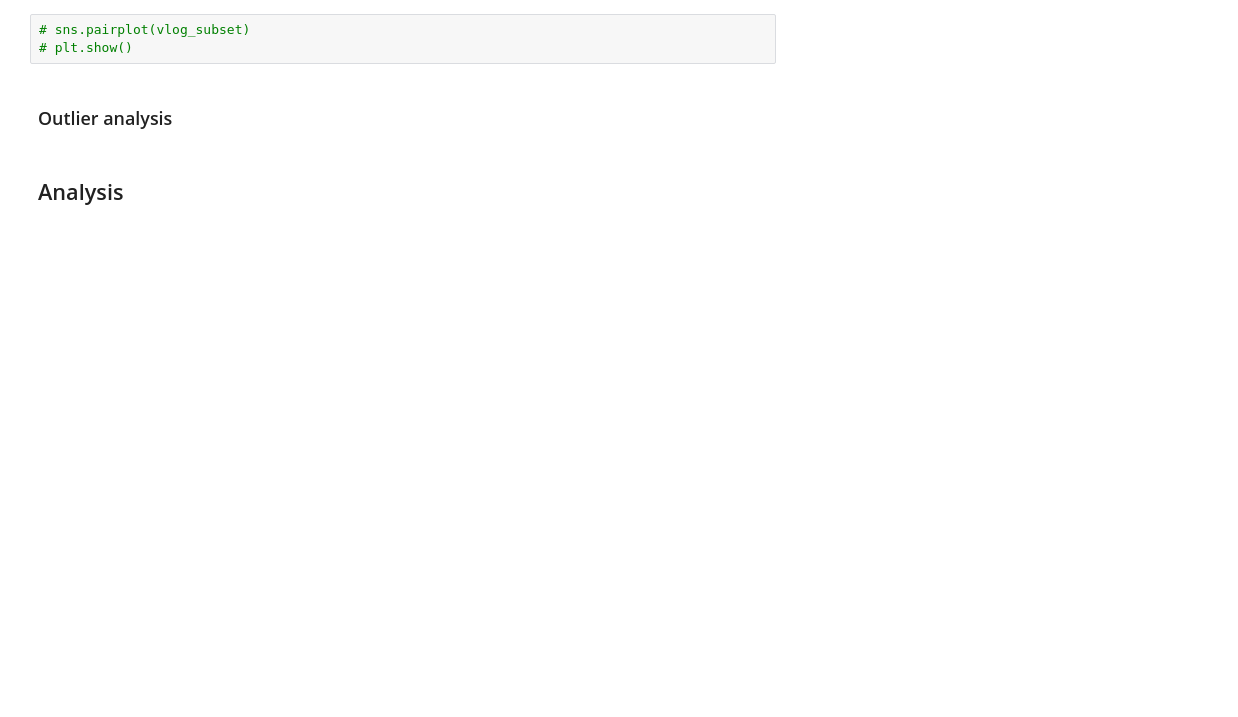
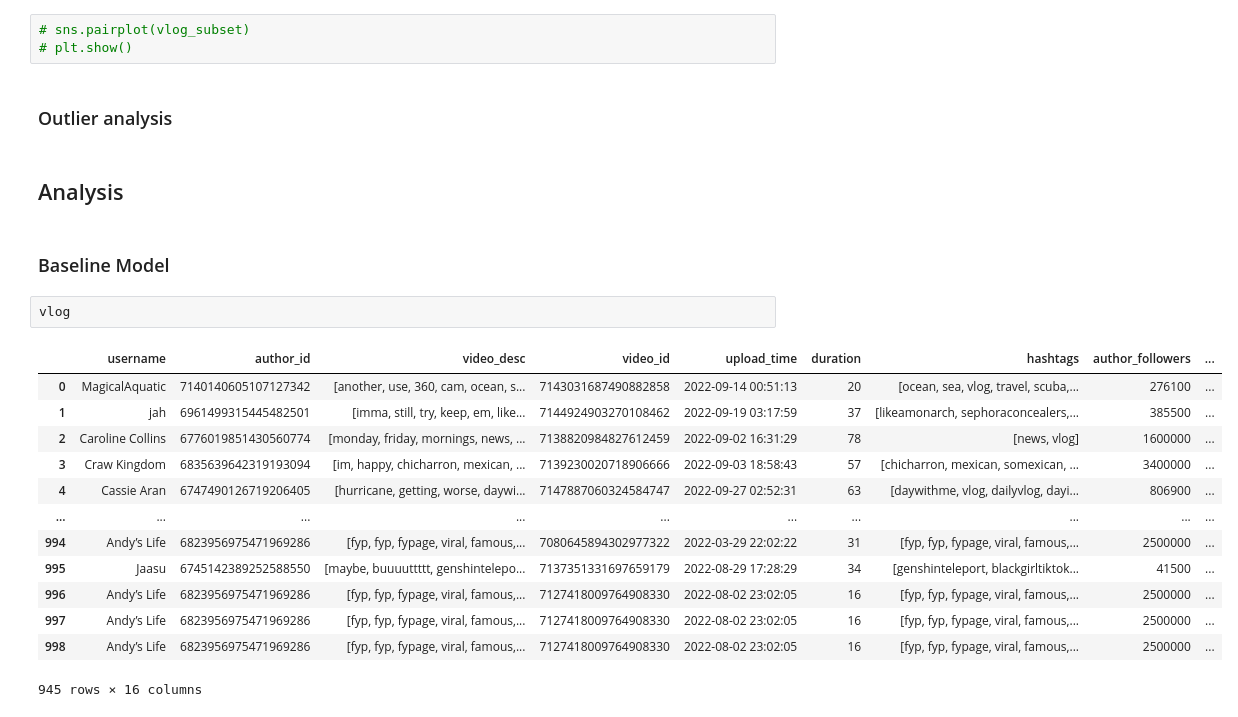
Before and after one commit to jiangqiw/MATH189_Final_Project, a Jupyter notebook: final_project.ipynb, the cells around one changed output. Cells and saved outputs as stored; diff of their text form; blank space fills up the shorter version.

```diff
--- a/final_project.ipynb
+++ b/final_project.ipynb
@@ -367,3 +373,21 @@ plt.show()
 ### Outlier analysis
 # %% [markdown]
 ## Analysis
+# %% [markdown]
+### Baseline Model
+# %%
+vlog
+# %% [output]
+|  | username | author_id | video_desc | video_id | upload_time | duration | hashtags | author_followers | ... |
+| 0 | MagicalAquatic | 7140140605107127342 | [another, use, 360, cam, ocean, s... | 7143031687490882858 | 2022-09-14 00:51:13 | 20 | [ocean, sea, vlog, travel, scuba,... | 276100 | ... |
+| 1 | jah | 6961499315445482501 | [imma, still, try, keep, em, like... | 7144924903270108462 | 2022-09-19 03:17:59 | 37 | [likeamonarch, sephoraconcealers,... | 385500 | ... |
+| 2 | Caroline Collins | 6776019851430560774 | [monday, friday, mornings, news, ... | 7138820984827612459 | 2022-09-02 16:31:29 | 78 | [news, vlog] | 1600000 | ... |
+| 3 | Craw Kingdom | 6835639642319193094 | [im, happy, chicharron, mexican, ... | 7139230020718906666 | 2022-09-03 18:58:43 | 57 | [chicharron, mexican, somexican, ... | 3400000 | ... |
+| 4 | Cassie Aran | 6747490126719206405 | [hurricane, getting, worse, daywi... | 7147887060324584747 | 2022-09-27 02:52:31 | 63 | [daywithme, vlog, dailyvlog, dayi... | 806900 | ... |
+| ... | ... | ... | ... | ... | ... | ... | ... | ... | ... |
+| 994 | Andy’s Life | 6823956975471969286 | [fyp, fyp, fypage, viral, famous,... | 7080645894302977322 | 2022-03-29 22:02:22 | 31 | [fyp, fyp, fypage, viral, famous,... | 2500000 | ... |
+| 995 | Jaasu | 6745142389252588550 | [maybe, buuuuttttt, genshintelepo... | 7137351331697659179 | 2022-08-29 17:28:29 | 34 | [genshinteleport, blackgirltiktok... | 41500 | ... |
+| 996 | Andy’s Life | 6823956975471969286 | [fyp, fyp, fypage, viral, famous,... | 7127418009764908330 | 2022-08-02 23:02:05 | 16 | [fyp, fyp, fypage, viral, famous,... | 2500000 | ... |
+| 997 | Andy’s Life | 6823956975471969286 | [fyp, fyp, fypage, viral, famous,... | 7127418009764908330 | 2022-08-02 23:02:05 | 16 | [fyp, fyp, fypage, viral, famous,... | 2500000 | ... |
+| 998 | Andy’s Life | 6823956975471969286 | [fyp, fyp, fypage, viral, famous,... | 7127418009764908330 | 2022-08-02 23:02:05 | 16 | [fyp, fyp, fypage, viral, famous,... | 2500000 | ... |
+945 rows × 16 columns
```
Also changed, not shown: parts of 14 cells of this notebook.
